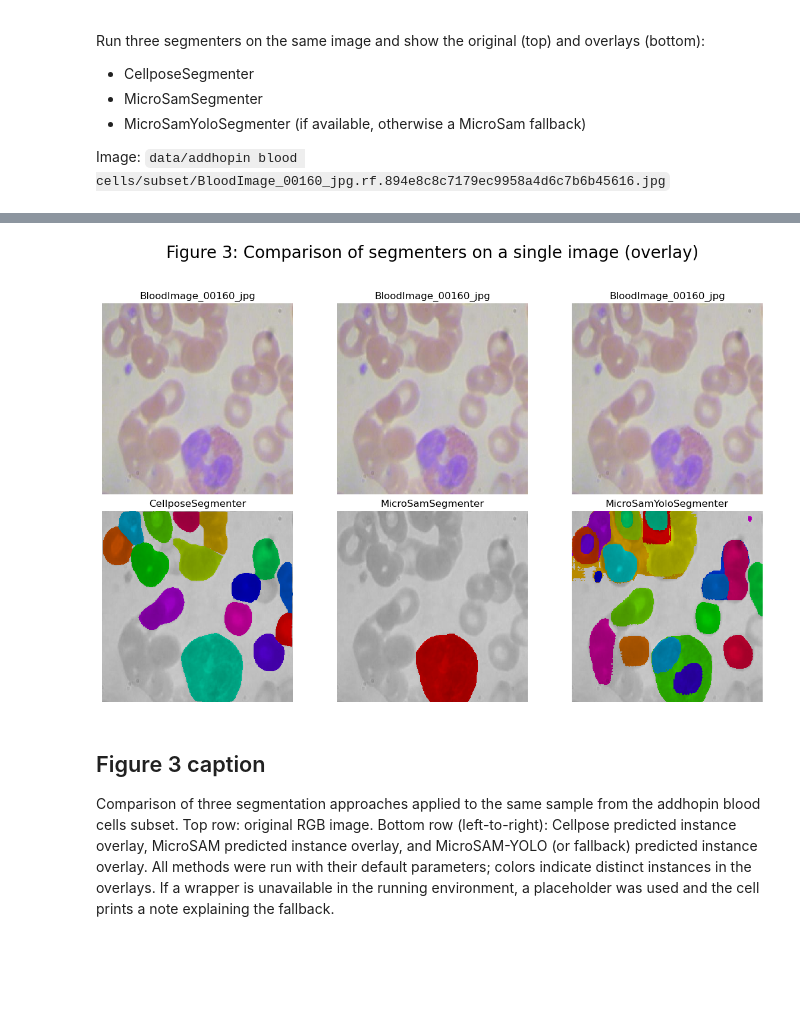
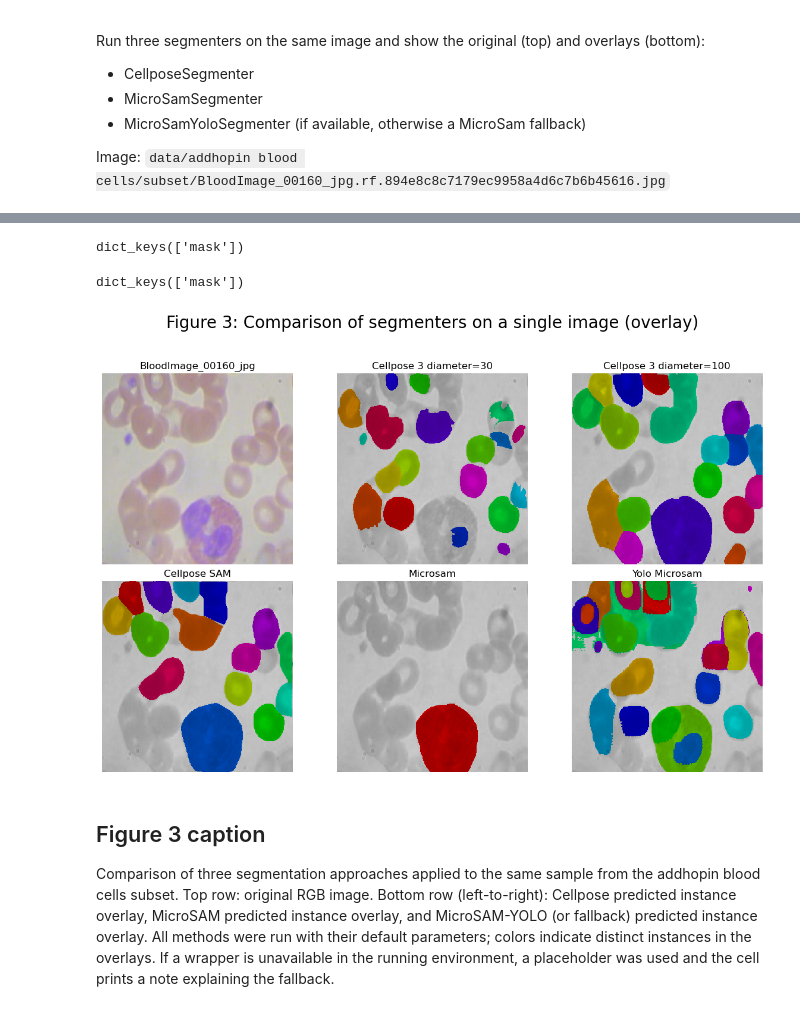
Before and after one commit to bnorthan/reproducible-dl-seg-article, a Jupyter notebook: figures/figure3.ipynb, the cells around one changed output, grey strips where cells are left out. Saved outputs shown, nothing was run; the diff lists cells and outputs as text; code cells hidden in the pictures; blank space fills up the shorter version.

Commit message:
Iterate on figures

```diff
--- a/figures/figure3.ipynb
+++ b/figures/figure3.ipynb
@@ -81,22 +90,60 @@ Speed: 8.1ms preprocess, 44.0ms inference, 3.0ms postprocess per image at shape
+# %%
+from napari_ai_lab.Segmenters.execute_appose import execute_appose
+
+pixi_path = r"../pixi"
+cellpose_env_path = os.path.join(pixi_path, r"microsam_cellpose3/.pixi/envs/default")
+
+cps.diameter = 30
+
+result = execute_appose(img, cps, cellpose_env_path)
+
+seg_cp3 = result.ndarray().copy()
+# %% [output]
+dict_keys(['mask'])
+# %%
+cps.diameter = 100
+
+result = execute_appose(img, cps, cellpose_env_path)
+
+seg_cp3_d100 = result.ndarray().copy()
+# %% [output]
+dict_keys(['mask'])
+# %%
+type(seg_cp3)
+overlays.append(mask_overlay(img, seg_cp3))
 # %%
-# Plot original (top) and overlays (bottom) side-by-side
 n = len(overlays)
-fig, axes = plt.subplots(2, n, figsize=(4*n, 8))
-# Top: original repeated
-for i in range(n):
-    axes[0, i].imshow(img)
-    axes[0, i].set_title(short_name(image_path))
-    axes[0, i].axis('off')
-# Bottom: overlays from each segmenter
-for i in range(n):
-    axes[1, i].imshow(overlays[i])
-    axes[1, i].set_title(segmenter_names[i])
-    axes[1, i].axis('off')
+fig, axes = plt.subplots(2, 3, figsize=(4*3, 8))
+
+axes[0, 0].imshow(img)
+axes[0, 0].set_title(short_name(image_path))
+axes[0, 0].axis('off')
+
+axes[0, 1].imshow(mask_overlay(img, seg_cp3))
+axes[0, 1].set_title(short_name('Cellpose 3 diameter=30'))
+axes[0, 1].axis('off')
+
+axes[0, 2].imshow(mask_overlay(img, seg_cp3_d100))
+axes[0, 2].set_title(short_name('Cellpose 3 diameter=100'))
+axes[0, 2].axis('off')
+
+axes[1, 0].imshow(mask_overlay(img, seg_cp))
+axes[1, 0].set_title(short_name('Cellpose SAM'))
+axes[1, 0].axis('off')
+
+axes[1, 1].imshow(mask_overlay(img, seg_ms))
+axes[1, 1].set_title(short_name('Microsam'))
+axes[1, 1].axis('off')
+
+axes[1, 2].imshow(mask_overlay(img, seg_my))
+axes[1, 2].set_title(short_name('Yolo Microsam'))
+axes[1, 2].axis('off')
+
 plt.suptitle('Figure 3: Comparison of segmenters on a single image (overlay)', fontsize=20, y=0.98)
 plt.tight_layout(rect=[0, 0, 1, 0.95])
 plt.show()
 # %% [output]
-[figure, old version]
+[figure, new version]
 # %% [markdown]
 ## Figure 3 caption
 Comparison of three segmentation approaches applied to the same sample from the addhopin blood cells subset. Top row: original RGB image. Bottom row (left-to-right): Cellpose predicted instance overlay, MicroSAM predicted instance overlay, and MicroSAM-YOLO (or fallback) predicted instance overlay. All methods were run with their default parameters; colors indicate distinct instances in the overlays. If a wrapper is unavailable in the running environment, a placeholder was used and the cell prints a note explaining the fallback.
```
Also changed, not shown: parts of 4 cells of this notebook, 1 other file.
